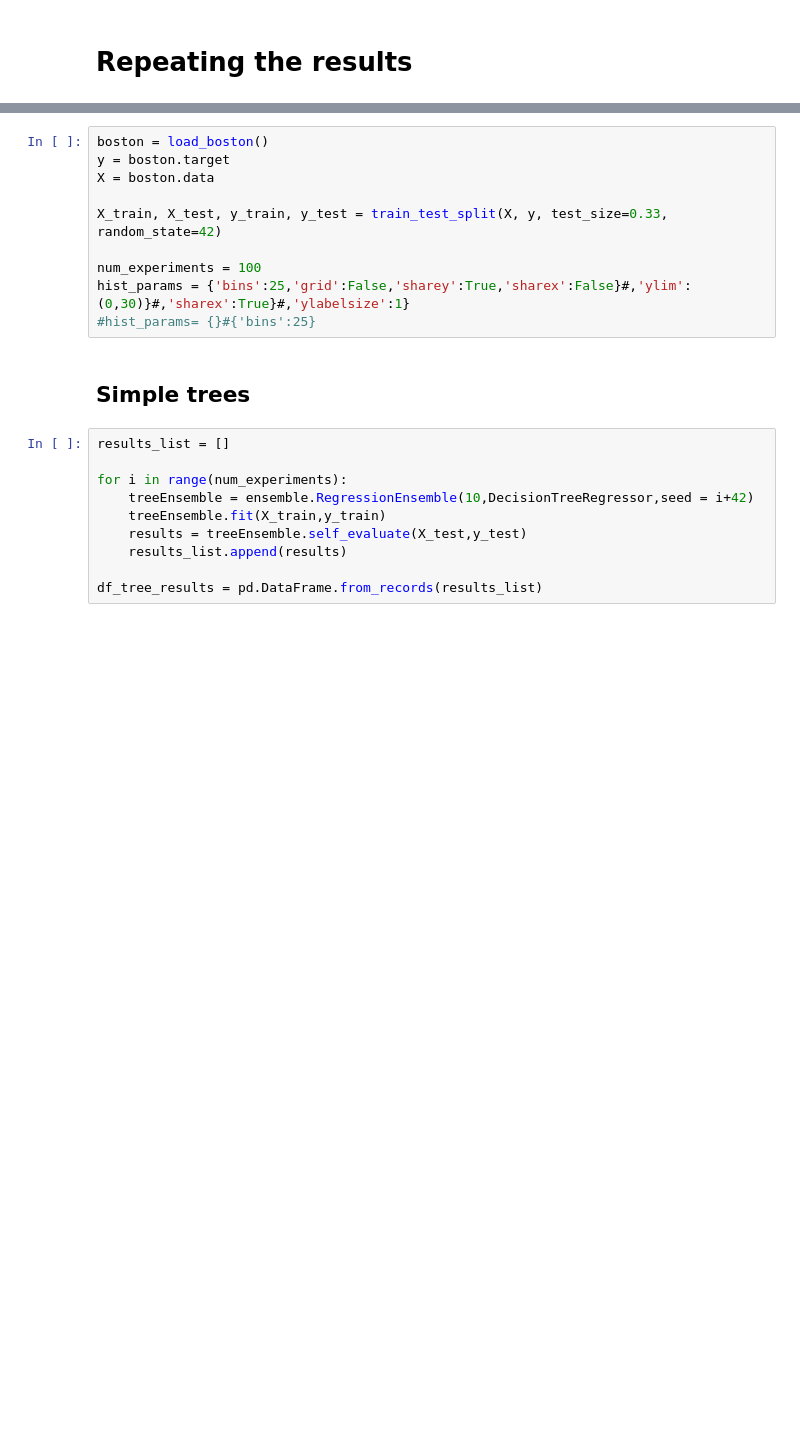
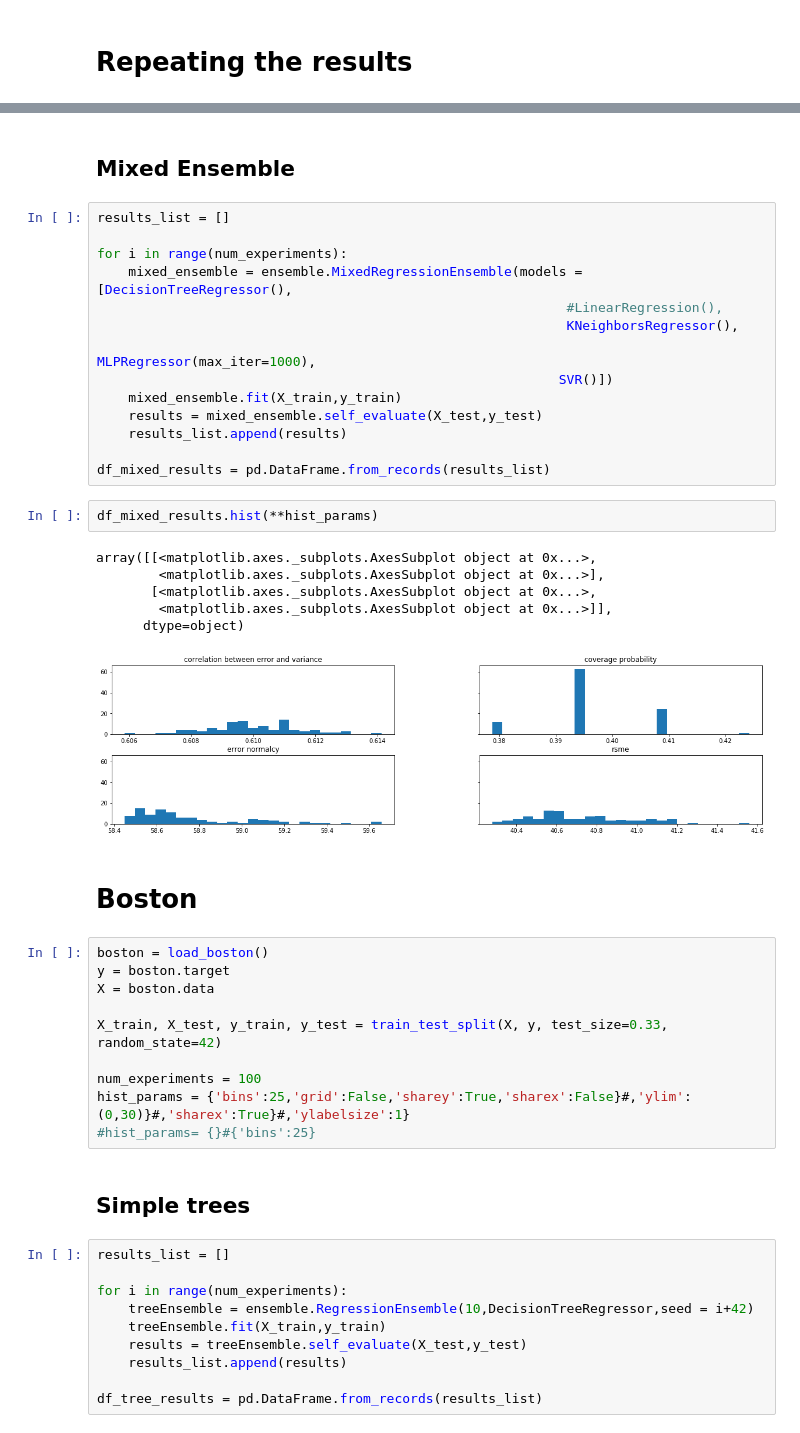
Before and after one commit to wooohoooo/natcompproj, a Jupyter notebook: repeated results.ipynb, the cells around one changed output, grey strips where cells are left out. Cells and saved outputs as stored; diff of their text form; blank space fills up the shorter version.

```diff
--- a/repeated results.ipynb
+++ b/repeated results.ipynb
@@ -26,3 +74,30 @@ import pandas as pd
+# %% [markdown]
+## Mixed Ensemble
+# %%
+results_list = []
+
+for i in range(num_experiments):
+    mixed_ensemble = ensemble.MixedRegressionEnsemble(models = [DecisionTreeRegressor(),
+                                                            #LinearRegression(),
+                                                            KNeighborsRegressor(),
+                                                            MLPRegressor(max_iter=1000),
+                                                           SVR()])
+    mixed_ensemble.fit(X_train,y_train)
+    results = mixed_ensemble.self_evaluate(X_test,y_test)
+    results_list.append(results)
+
+df_mixed_results = pd.DataFrame.from_records(results_list)
+# %%
+df_mixed_results.hist(**hist_params)
+# %% [output]
+array([[<matplotlib.axes._subplots.AxesSubplot object at 0x...>,
+        <matplotlib.axes._subplots.AxesSubplot object at 0x...>],
+       [<matplotlib.axes._subplots.AxesSubplot object at 0x...>,
+        <matplotlib.axes._subplots.AxesSubplot object at 0x...>]],
+      dtype=object)
+[figure, added]
+# %% [markdown]
+# Boston
 # %%
 boston = load_boston()
 y = boston.target
```
Also changed, not shown: parts of 7 cells of this notebook.
